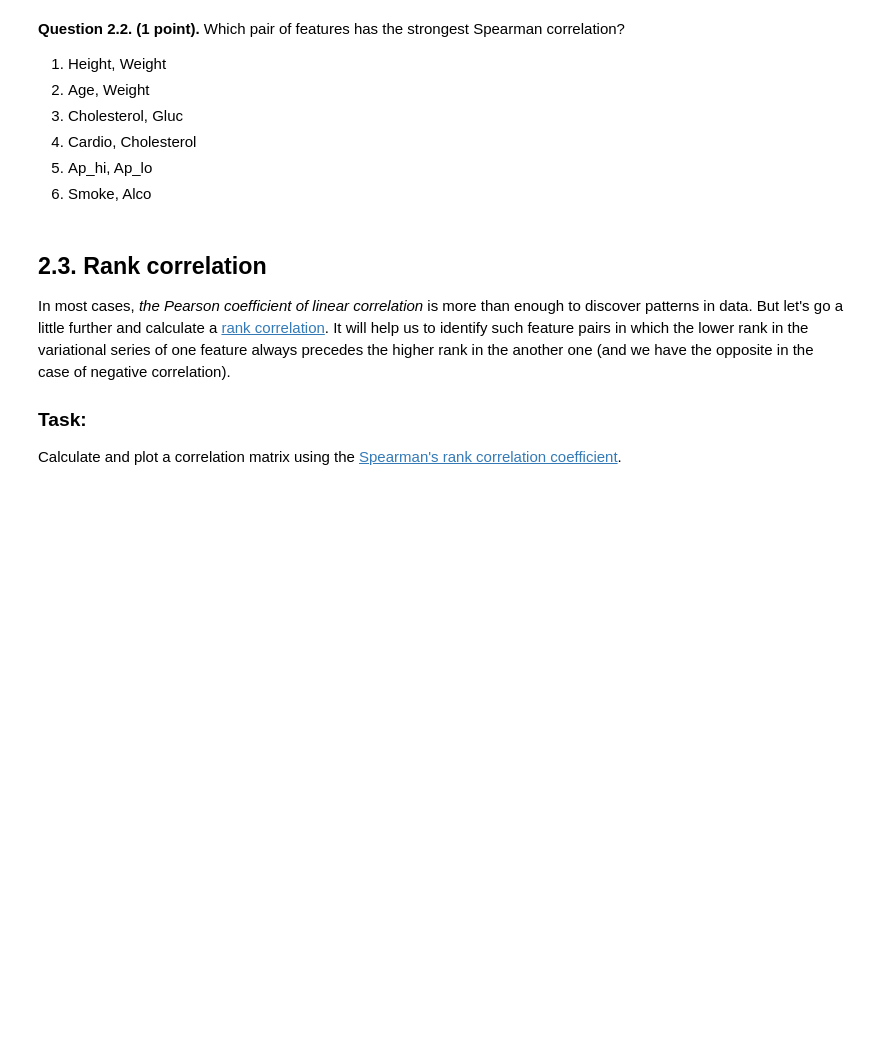
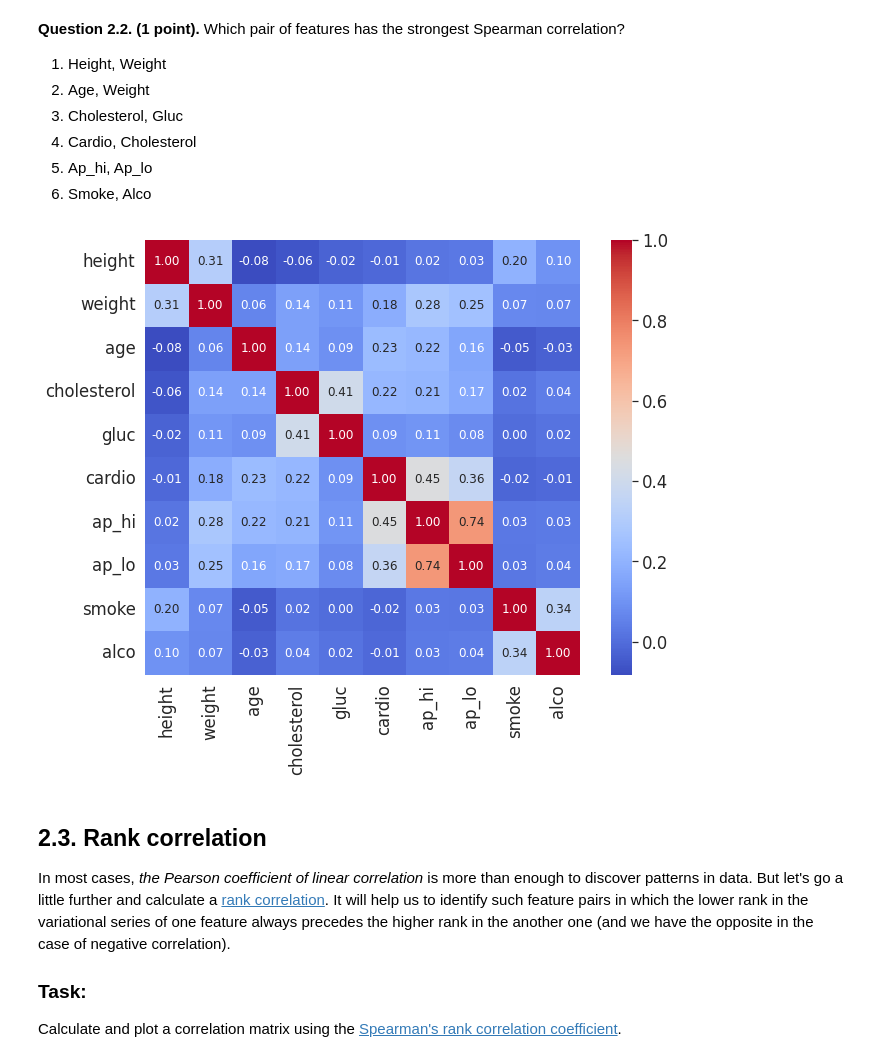
Before and after one commit to akuznetsovsp/mlcourseai_edu_projects, a Jupyter notebook: a2-demo-analyzing-cardiovascular-data.ipynb, the cells around one changed output. Drawn from its saved outputs; the diff is of its cells as text; code cells hidden in the pictures; blank space fills up the shorter version.

```diff
--- a/a2-demo-analyzing-cardiovascular-data.ipynb
+++ b/a2-demo-analyzing-cardiovascular-data.ipynb
@@ -390,6 +401,13 @@ In order for the plot to render correctly, you need to convert your `DataFrame`
 4. Cardio, Cholesterol
 5. Ap_hi, Ap_lo
 6. Smoke, Alco
+# %%
+df.head()
+mask = ['height','weight','age','cholesterol','gluc','cardio','ap_hi','ap_lo','smoke','alco']
+sns.heatmap(df[mask].corr(method='spearman'),cmap='coolwarm', annot=True,
+            fmt = '.2f',annot_kws={'size':12}, square = True);
+# %% [output]
+[figure, added]
 # %% [markdown]
 ## 2.3. Rank correlation
 
```
Also changed, not shown: parts of 9 cells of this notebook.
